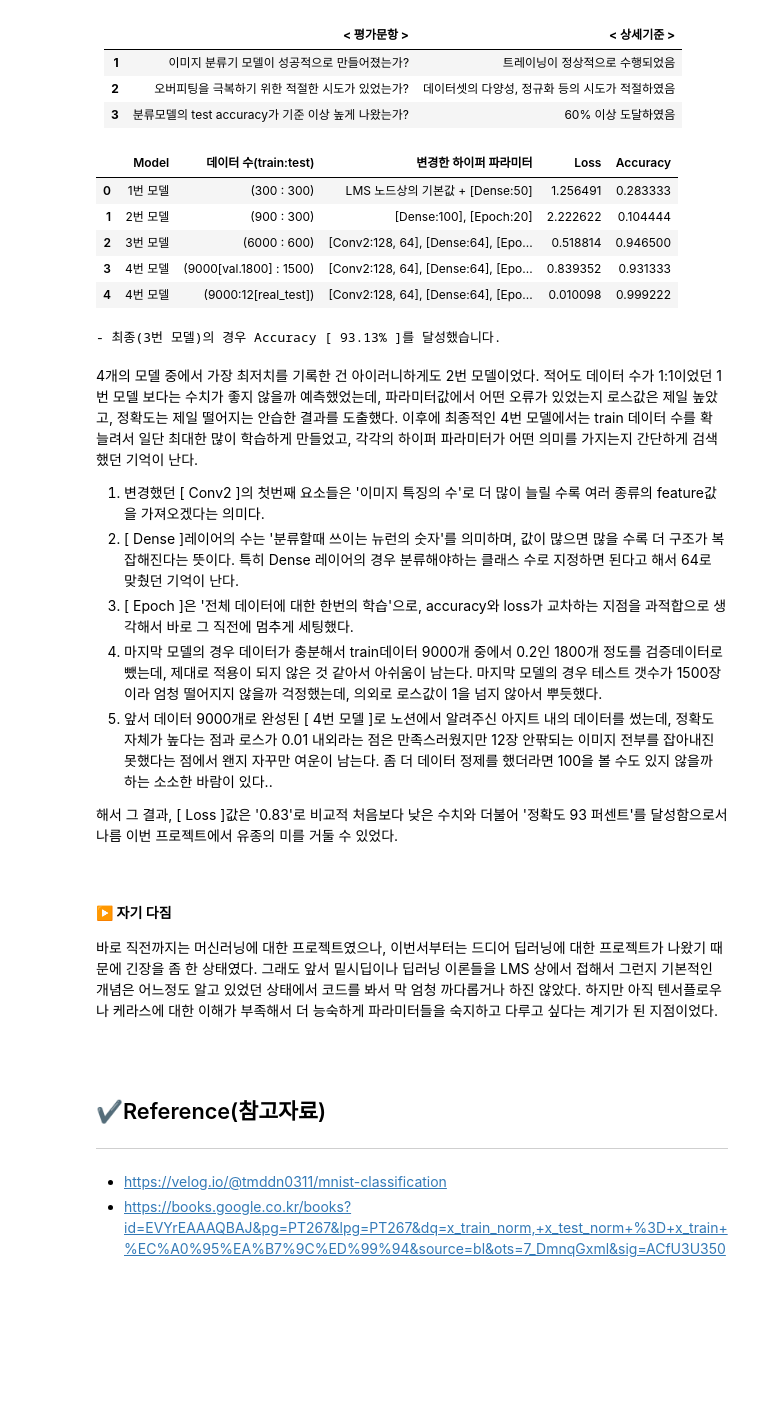
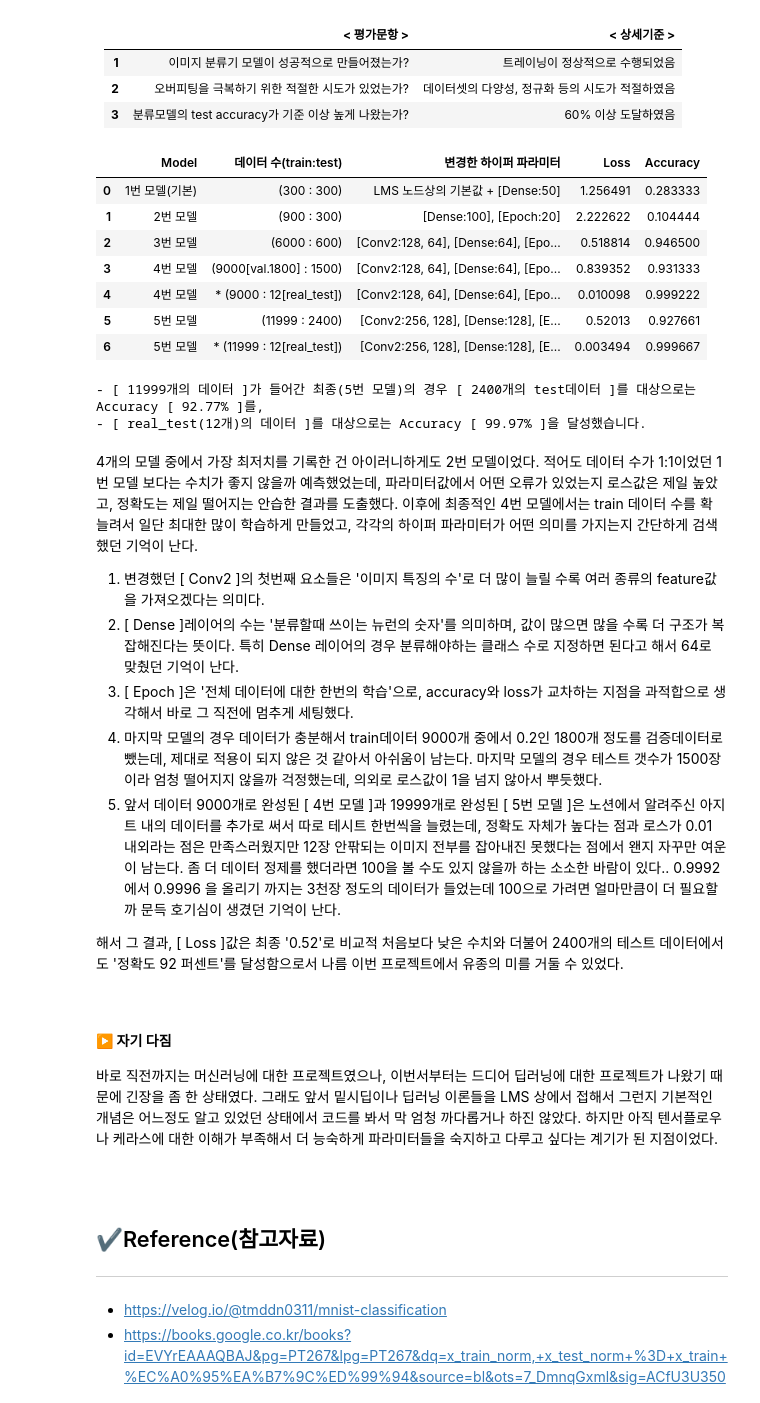
Before and after one commit to Wdstar09/Aiffel_project, a Jupyter notebook: LMS_Exploration/E-05/[E-05]exploration_05.ipynb, the cells around one changed output. Saved outputs shown, nothing was run; the diff lists cells and outputs as text; code cells hidden in the pictures; blank space fills up the shorter version.

```diff
--- a/LMS_Exploration/E-05/[E-05]exploration_05.ipynb
+++ b/LMS_Exploration/E-05/[E-05]exploration_05.ipynb
@@ -1231,0 +1408,16 @@ for n in samples:
+# %%
+# 테스트 데이터 로드 + 테스트 이미지 리사이즈
+image_dir_path = '/content/gdrive/MyDrive/aiffel/ex_05/ex05_ver_05/test/rock'
+resize_images(image_dir_path)
+
+image_dir_path = '/content/gdrive/MyDrive/aiffel/ex_05/ex05_ver_05/test/scissor'
+resize_images(image_dir_path)
+
+image_dir_path = '/content/gdrive/MyDrive/aiffel/ex_05/ex05_ver_05/test/paper'
+resize_images(image_dir_path)
+
+image_dir_path = '/content/gdrive/MyDrive/aiffel/ex_05/ex05_ver_05/test'
+(x_test, y_test)=load_data(image_dir_path)
+
+# 0~1 사이의 값으로 정규화
+x_test_norm = x_test/255.0
@@ -1231,0 +1432,6 @@ for n in samples:
+# %%
+# 테스트 데이터로 성능 확인
+loss_6, accu_6 = model.evaluate(x_test_norm, y_test, verbose=2)
+
+print("- test_loss: {} ".format(loss_6))
+print("- test_accuracy: {}".format(accu_6))
@@ -1231,0 +1469,6 @@ for n in samples:
+# %%
+# 테스트 데이터로 성능을 확인
+loss_7, accu_7 = model.evaluate(x_test_norm, y_test, verbose=2)
+
+print("- test_loss: {} ".format(loss_7))
+print("- test_accuracy: {}".format(accu_7))
@@ -1280,26 +1557,32 @@ print('최소값:',np.min(x_train_norm), ' 최대값:',np.max(x_train_norm))
 | **3** | 분류모델의 test accuracy가 기준 이상 높게 나왔는가?                                    | 60% 이상 도달하였음 |
 # %%
 # 변화한 모델들의 수치
-model_list = {'Model': ['1번 모델', '2번 모델', '3번 모델', '4번 모델', '4번 모델'],
-              '데이터 수(train:test)':['(300 : 300)', '(900 : 300)', '(6000 : 600)', '(9000[val.1800] : 1500)', '(9000:12[real_test])'],
+model_list = {'Model': ['1번 모델(기본)', '2번 모델', '3번 모델', '4번 모델', '4번 모델', '5번 모델', '5번 모델'],
+              '데이터 수(train:test)':['(300 : 300)', '(900 : 300)', '(6000 : 600)', '(9000[val.1800] : 1500)', '* (9000 : 12[real_test])',
+                                   '(11999 : 2400)', '* (11999 : 12[real_test])'],
               '변경한 하이퍼 파라미터':['LMS 노드상의 기본값 + [Dense:50]', '[Dense:100], [Epoch:20]',
-                              '[Conv2:128, 64], [Dense:64], [Epoch:18]','[Conv2:128, 64], [Dense:64], [Epoch:18]', '[Conv2:128, 64], [Dense:64], [Epoch:18]'],
-              'Loss' : [loss_1, loss_2, loss_3, loss_4. loss_5],
-              'Accuracy': [accu_1, accu_2, accu_3, accu_4, accu_5]}
+                              '[Conv2:128, 64], [Dense:64], [Epoch:18]','[Conv2:128, 64], [Dense:64], [Epoch:18]',
+                              '[Conv2:128, 64], [Dense:64], [Epoch:18]','[Conv2:256, 128], [Dense:128], [Epoch:10]','[Conv2:256, 128], [Dense:128], [Epoch:10]'],
+              'Loss' : [loss_1, loss_2, loss_3, loss_4. loss_5, loss_6, loss_7],
+              'Accuracy': [accu_1, accu_2, accu_3, accu_4, accu_5, accu_6, accu_7]}
 
 df = pd.DataFrame(model_list)
 df
 # %% [output]
 |  | Model | 데이터 수(train:test) | 변경한 하이퍼 파라미터 | Loss | Accuracy |
-| 0 | 1번 모델 | (300 : 300) | LMS 노드상의 기본값 + [Dense:50] | 1.256491 | 0.283333 |
+| 0 | 1번 모델(기본) | (300 : 300) | LMS 노드상의 기본값 + [Dense:50] | 1.256491 | 0.283333 |
 | 1 | 2번 모델 | (900 : 300) | [Dense:100], [Epoch:20] | 2.222622 | 0.104444 |
 | 2 | 3번 모델 | (6000 : 600) | [Conv2:128, 64], [Dense:64], [Epo... | 0.518814 | 0.946500 |
 | 3 | 4번 모델 | (9000[val.1800] : 1500) | [Conv2:128, 64], [Dense:64], [Epo... | 0.839352 | 0.931333 |
-| 4 | 4번 모델 | (9000:12[real_test]) | [Conv2:128, 64], [Dense:64], [Epo... | 0.010098 | 0.999222 |
+| 4 | 4번 모델 | * (9000 : 12[real_test]) | [Conv2:128, 64], [Dense:64], [Epo... | 0.010098 | 0.999222 |
+| 5 | 5번 모델 | (11999 : 2400) | [Conv2:256, 128], [Dense:128], [E... | 0.52013 | 0.927661 |
+| 6 | 5번 모델 | * (11999 : 12[real_test]) | [Conv2:256, 128], [Dense:128], [E... | 0.003494 | 0.999667 |
 # %%
-print(f'- 최종(3번 모델)의 경우 Accuracy [{accu_4*100: .2f}% ]를 달성했습니다.')
+print(f'- [ 11999개의 데이터 ]가 들어간 최종(5번 모델)의 경우 [ 2400개의 test데이터 ]를 대상으로는 Accuracy [{accu_6*100: .2f}% ]를,')
+print(f'- [ real_test(12개)의 데이터 ]를 대상으로는 Accuracy [{accu_7*100: .2f}% ]을 달성했습니다.')
 # %% [output]
-- 최종(3번 모델)의 경우 Accuracy [ 93.13% ]를 달성했습니다.
+- [ 11999개의 데이터 ]가 들어간 최종(5번 모델)의 경우 [ 2400개의 test데이터 ]를 대상으로는 Accuracy [ 92.77% ]를,
+- [ real_test(12개)의 데이터 ]를 대상으로는 Accuracy [ 99.97% ]을 달성했습니다.
 # %% [markdown]
 4개의 모델 중에서 가장 최저치를 기록한 건 아이러니하게도 2번 모델이었다. 적어도 데이터 수가 1:1이었던 1번 모델 보다는 수치가 좋지 않을까 예측했었는데, 파라미터값에서 어떤 오류가 있었는지 로스값은 제일 높았고, 정확도는 제일 떨어지는 안습한 결과를 도출했다. 이후에 최종적인 4번 모델에서는 train 데이터 수를 확 늘려서 일단 최대한 많이 학습하게 만들었고, 각각의 하이퍼 파라미터가 어떤 의미를 가지는지 간단하게 검색했던 기억이 난다.
 
@@ -1307,9 +1590,9 @@ print(f'- 최종(3번 모델)의 경우 Accuracy [{accu_4*100: .2f}% ]를 달성
 2. [ Dense ]레이어의 수는 '분류할때 쓰이는 뉴런의 숫자'를 의미하며, 값이 많으면 많을 수록 더 구조가 복잡해진다는 뜻이다.  특히 Dense 레이어의 경우 분류해야하는 클래스 수로 지정하면 된다고 해서 64로 맞췄던 기억이 난다.
 3. [ Epoch ]은 '전체 데이터에 대한 한번의 학습'으로, accuracy와 loss가 교차하는 지점을 과적합으로 생각해서 바로 그 직전에 멈추게 세팅했다.
 4. 마지막 모델의 경우 데이터가 충분해서 train데이터 9000개 중에서 0.2인 1800개 정도를 검증데이터로 뺐는데, 제대로 적용이 되지 않은 것 같아서 아쉬움이 남는다. 마지막 모델의 경우 테스트 갯수가 1500장이라 엄청 떨어지지 않을까 걱정했는데, 의외로 로스값이 1을 넘지 않아서 뿌듯했다.
-5. 앞서 데이터 9000개로 완성된 [ 4번 모델 ]로 노션에서 알려주신 아지트 내의 데이터를 썼는데, 정확도 자체가 높다는 점과 로스가 0.01 내외라는 점은 만족스러웠지만 12장 안팎되는 이미지 전부를 잡아내진 못했다는 점에서 왠지 자꾸만 여운이 남는다. 좀 더 데이터 정제를 했더라면 100을 볼 수도 있지 않을까 하는 소소한 바람이 있다..
+5. 앞서 데이터 9000개로 완성된 [ 4번 모델 ]과 19999개로 완성된 [ 5번 모델 ]은 노션에서 알려주신 아지트 내의 데이터를 추가로 써서 따로 테시트 한번씩을 늘렸는데, 정확도 자체가 높다는 점과 로스가 0.01 내외라는 점은 만족스러웠지만 12장 안팎되는 이미지 전부를 잡아내진 못했다는 점에서 왠지 자꾸만 여운이 남는다. 좀 더 데이터 정제를 했더라면 100을 볼 수도 있지 않을까 하는 소소한 바람이 있다.. 0.9992 에서 0.9996 을 올리기 까지는 3천장 정도의 데이터가 들었는데 100으로 가려면 얼마만큼이 더 필요할까 문득 호기심이 생겼던 기억이 난다.
 
-해서 그 결과, [ Loss ]값은 '0.83'로 비교적 처음보다 낮은 수치와 더불어 '정확도 93 퍼센트'를 달성함으로서 나름 이번 프로젝트에서 유종의 미를 거둘 수 있었다.
+해서 그 결과, [ Loss ]값은 최종 '0.52'로 비교적 처음보다 낮은 수치와 더불어 2400개의 테스트 데이터에서도 '정확도 92 퍼센트'를 달성함으로서 나름 이번 프로젝트에서 유종의 미를 거둘 수 있었다.
 
 <br>
 
```
Also changed, not shown: parts of 36 cells of this notebook.
